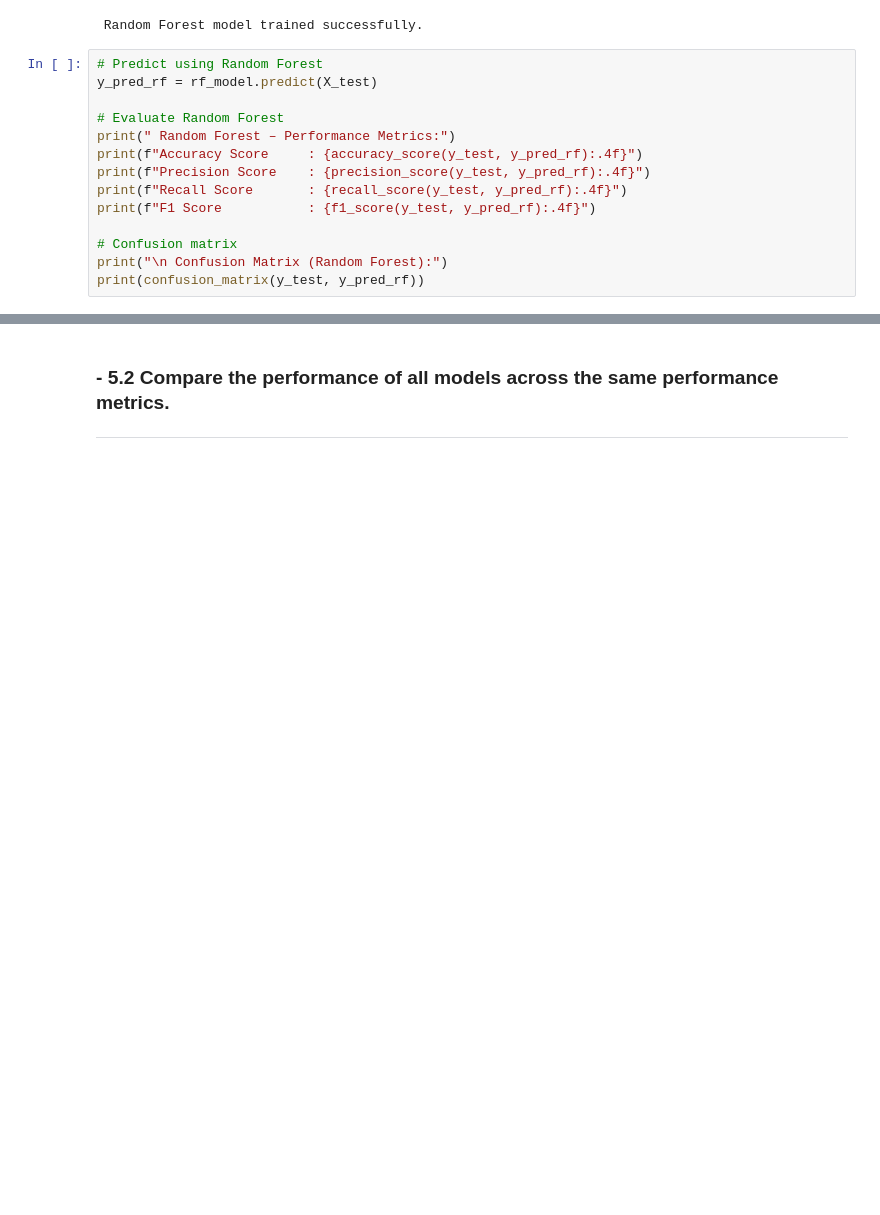
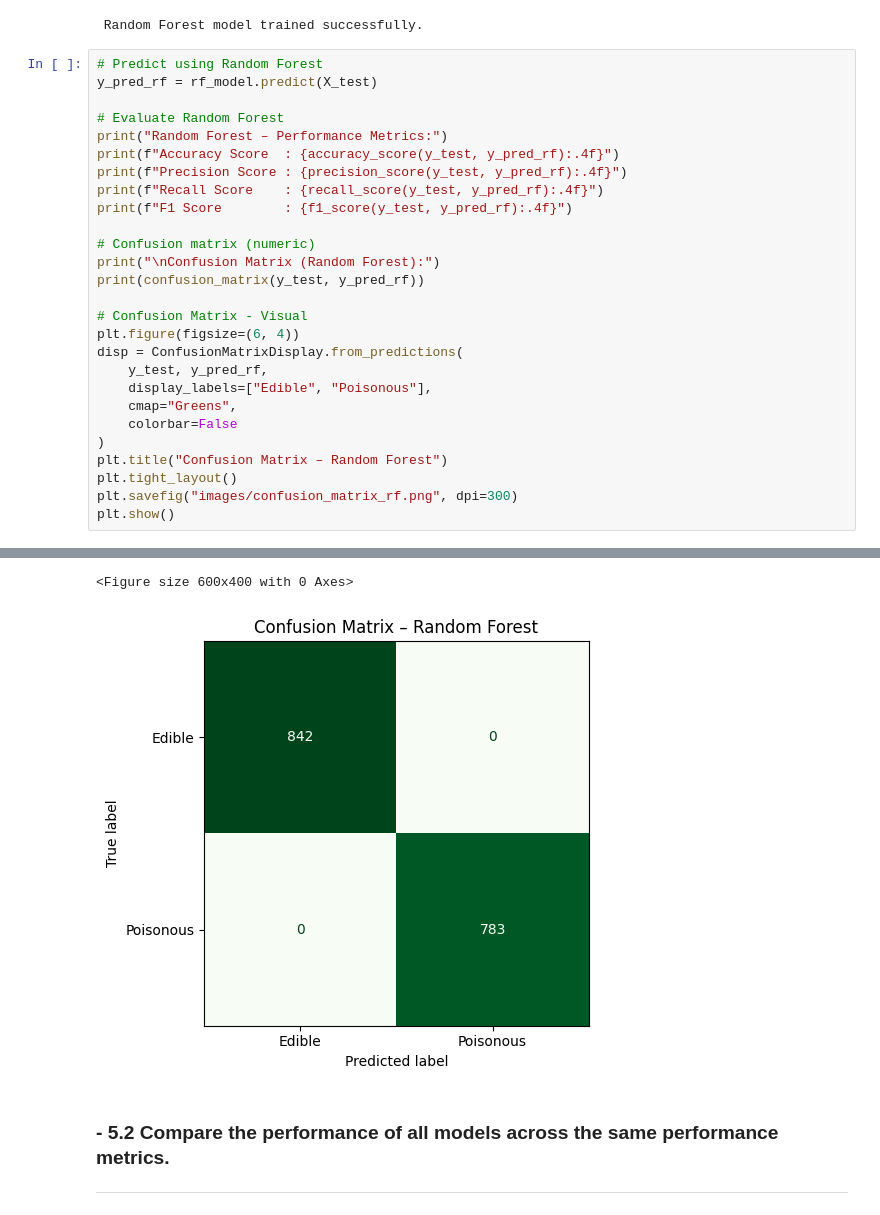
Before and after one commit to JBtallgrass/ml-04-midterm-jballard, a Jupyter notebook: ml-04-midterm-jballard.ipynb, the cells around one changed output, grey strips where cells are left out. Saved outputs shown, nothing was run; the diff lists cells and outputs as text; blank space fills up the shorter version.

```diff
--- a/ml-04-midterm-jballard.ipynb
+++ b/ml-04-midterm-jballard.ipynb
@@ -628,13 +629,26 @@ print(" Random Forest model trained successfully.")
 y_pred_rf = rf_model.predict(X_test)
 
 # Evaluate Random Forest
-print(" Random Forest – Performance Metrics:")
-print(f"Accuracy Score     : {accuracy_score(y_test, y_pred_rf):.4f}")
-print(f"Precision Score    : {precision_score(y_test, y_pred_rf):.4f}")
-print(f"Recall Score       : {recall_score(y_test, y_pred_rf):.4f}")
-print(f"F1 Score           : {f1_score(y_test, y_pred_rf):.4f}")
+print("Random Forest – Performance Metrics:")
+print(f"Accuracy Score  : {accuracy_score(y_test, y_pred_rf):.4f}")
+print(f"Precision Score : {precision_score(y_test, y_pred_rf):.4f}")
+print(f"Recall Score    : {recall_score(y_test, y_pred_rf):.4f}")
+print(f"F1 Score        : {f1_score(y_test, y_pred_rf):.4f}")
 
-# Confusion matrix
-print("\n Confusion Matrix (Random Forest):")
+# Confusion matrix (numeric)
+print("\nConfusion Matrix (Random Forest):")
 print(confusion_matrix(y_test, y_pred_rf))
+
+# Confusion Matrix - Visual
+plt.figure(figsize=(6, 4))
+disp = ConfusionMatrixDisplay.from_predictions(
+    y_test, y_pred_rf,
+    display_labels=["Edible", "Poisonous"],
+    cmap="Greens",
+    colorbar=False
+)
+plt.title("Confusion Matrix – Random Forest")
+plt.tight_layout()
+plt.savefig("images/confusion_matrix_rf.png", dpi=300)
+plt.show()
 # %% [output]
@@ -648,5 +662,7 @@ F1 Score           : 1.0000
 [[842   0]
  [  0 783]]
+<Figure size 600x400 with 0 Axes>
+[figure, added]
 # %% [markdown]
 ### - 5.2 Compare the performance of all models across the same performance metrics.
 ---
```
Also changed, not shown: parts of 2 cells of this notebook, 3 other files.
